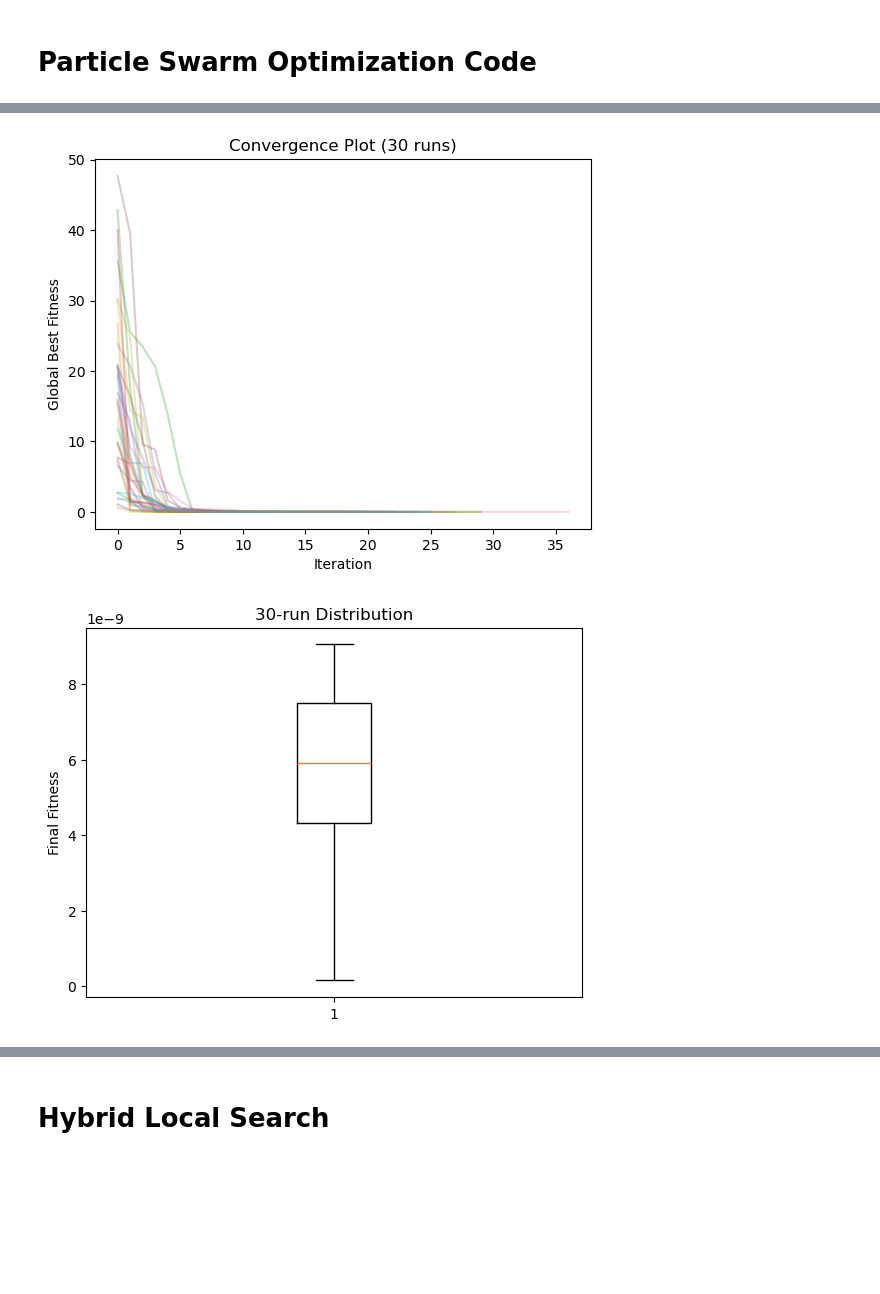
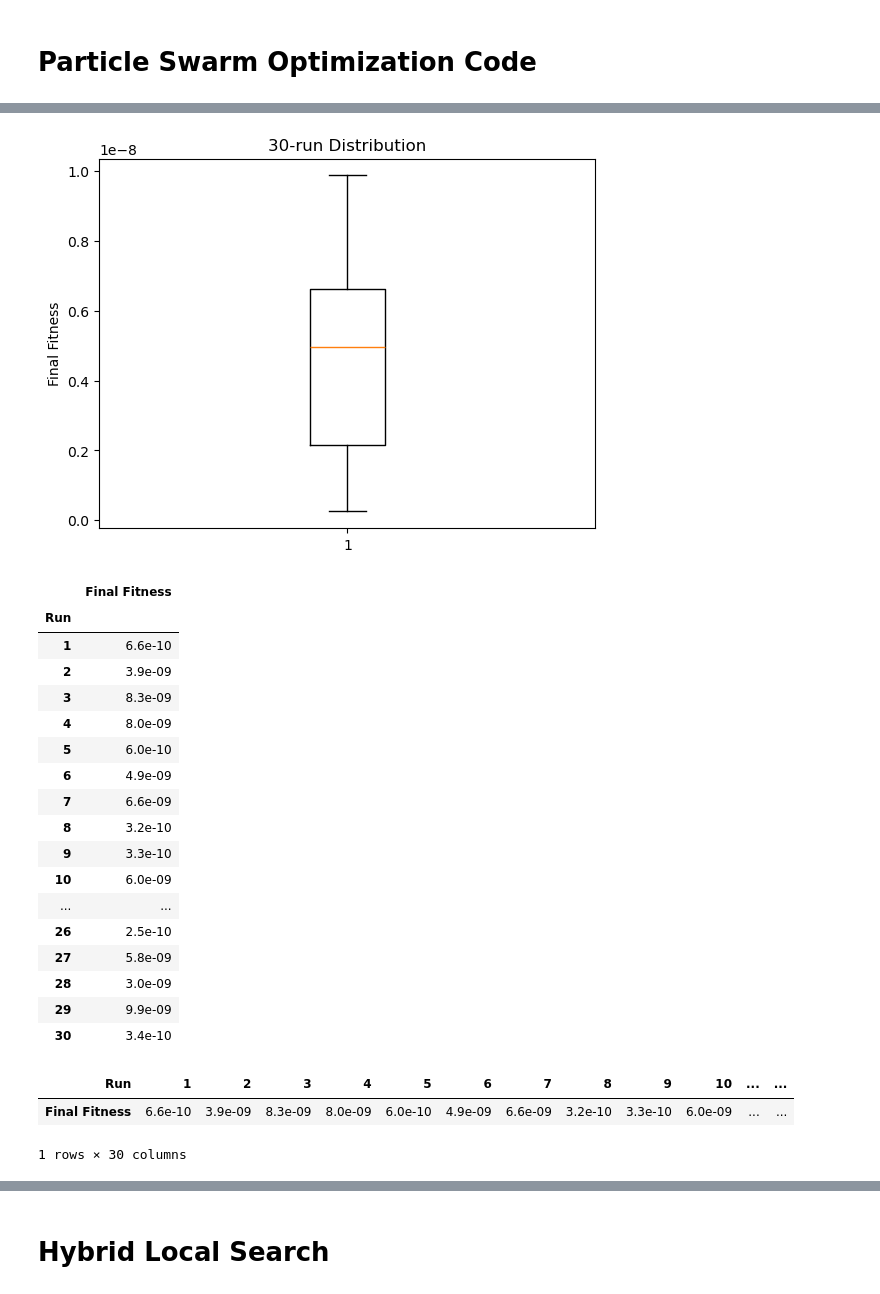
Before and after one commit to emibk/ACIT4160-1-Final_Project_Group_12, a Jupyter notebook: Problem-2: PSO/PSO.ipynb, the cells around one changed output, grey strips where cells are left out. Drawn from its saved outputs; the diff is of its cells as text; code cells hidden in the pictures; blank space fills up the shorter version.

Commit message:
Fixed Hybrid algorithm, added parallel execution for speed efficiency

```diff
--- a/Problem-2: PSO/PSO.ipynb
+++ b/Problem-2: PSO/PSO.ipynb
@@ -138,12 +144,12 @@ ackley([1,2,3])
 # %%
-x = np.linspace(-32.786,32.786, 200)
+x = np.linspace(-32.768,32.768, 200)
 y = np.array([ackley([xi]) for xi in x])
 
 
 plt.plot(x, y)
 plt.xlabel('x')
 plt.ylabel('f(x)')
-plt.title('Ackley Function Example')
+plt.title('Ackley Function Example Plot')
 plt.grid(True)
 plt.show()
 # %% [output]
@@ -304 +364,16 @@ FINAL:
+# %%
+def run_pso(pso, seed):
+    """
+    Runs a PSO instance with a given random seed.
+    Used for parallel execution.
+
+    :param pso: PSO instance.
+    :param seed: Seed for random generator for ensuring reproducibility.
+
+    :return: PSO instance after execution.
+    """
+
+    rng = np.random.RandomState(seed)
+    pso.run(rng)
+    return pso
 # %%
@@ -361,17 +464,52 @@ Success Rate: 1.0
-# %%
-for run in all_runs:
-    plt.plot(run['fitness_history'], alpha=0.3)
-plt.xlabel('Iteration')
-plt.ylabel('Global Best Fitness')
-plt.title('Convergence Plot (30 runs)')
-plt.show()
-# %% [output]
-[figure, removed]
 # %%
-final_fitnesses = [r['final_fitness'] for r in all_runs]
+# BoxPlot to see distribution over 30 runs
 plt.boxplot(final_fitnesses)
 plt.ylabel('Final Fitness')
 plt.title('30-run Distribution')
 plt.show()
+
+
+# Create Table with Final Fitness for each Run
+import pandas as pd
+from tabulate import tabulate
+
+df = pd.DataFrame({
+    'Final Fitness': final_fitnesses }, index=range(1, len(final_fitnesses)+1))
+
+
+df.index.name = 'Run'
+
+df_display = df.copy()
+df_display['Final Fitness'] = df_display['Final Fitness'].apply(lambda x: f"{x:.1e}")
+
+
+df_transposed = df_display.T
+
+# Display table of fitnesses
+display(df_display)
+
+# Display transposed table of fitnesses
+display(df_transposed)
 # %% [output]
-[figure, old version]
+[figure, new version]
+|  | Final Fitness |
+| Run |  |
+| 1 | 6.6e-10 |
+| 2 | 3.9e-09 |
+| 3 | 8.3e-09 |
+| 4 | 8.0e-09 |
+| 5 | 6.0e-10 |
+| 6 | 4.9e-09 |
+| 7 | 6.6e-09 |
+| 8 | 3.2e-10 |
+| 9 | 3.3e-10 |
+| 10 | 6.0e-09 |
+| ... | ... |
+| 26 | 2.5e-10 |
+| 27 | 5.8e-09 |
+| 28 | 3.0e-09 |
+| 29 | 9.9e-09 |
+| 30 | 3.4e-10 |
+| Run | 1 | 2 | 3 | 4 | 5 | 6 | 7 | 8 | 9 | 10 | ... | ... |
+| Final Fitness | 6.6e-10 | 3.9e-09 | 8.3e-09 | 8.0e-09 | 6.0e-10 | 4.9e-09 | 6.6e-09 | 3.2e-10 | 3.3e-10 | 6.0e-09 | ... | ... |
+1 rows × 30 columns
```
Also changed, not shown: parts of 130 cells of this notebook, 1 other file.
